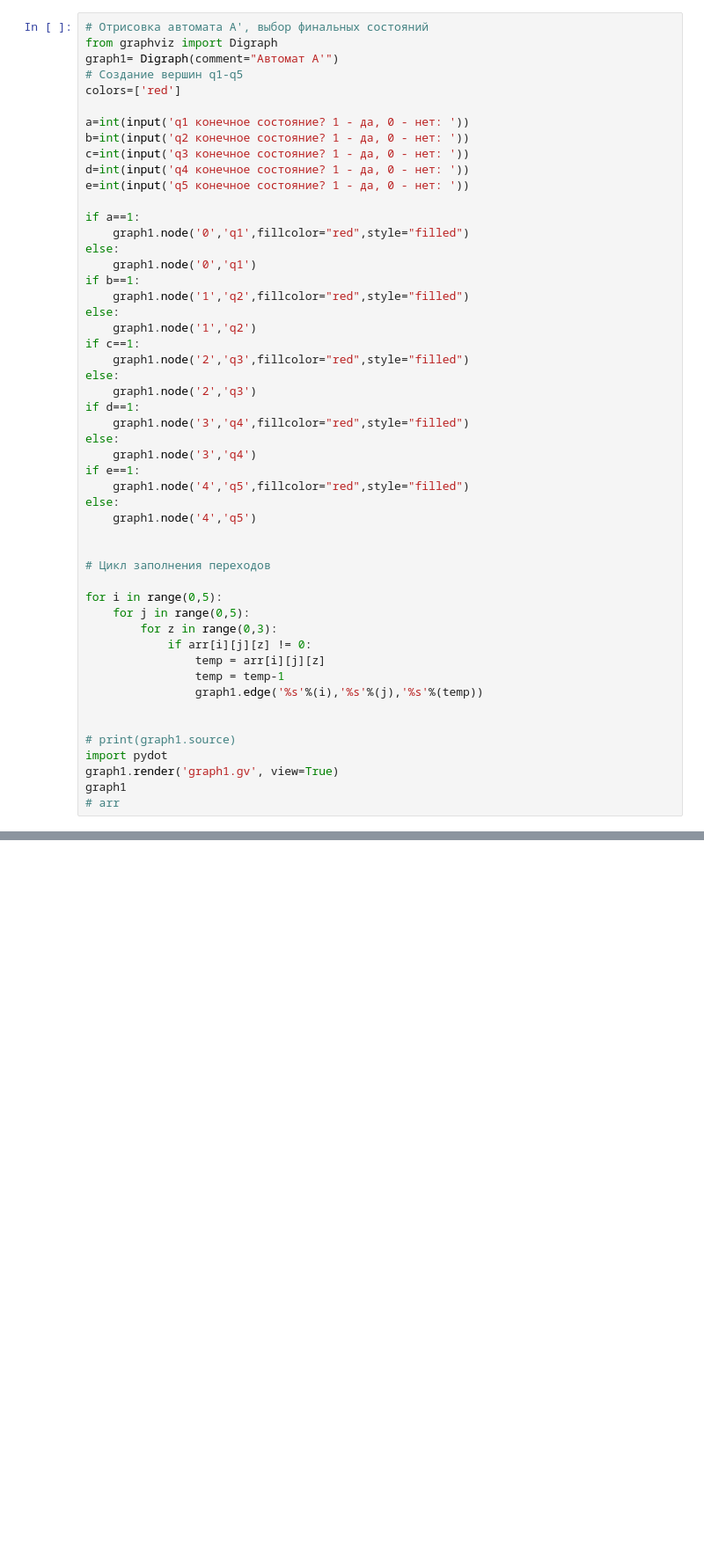
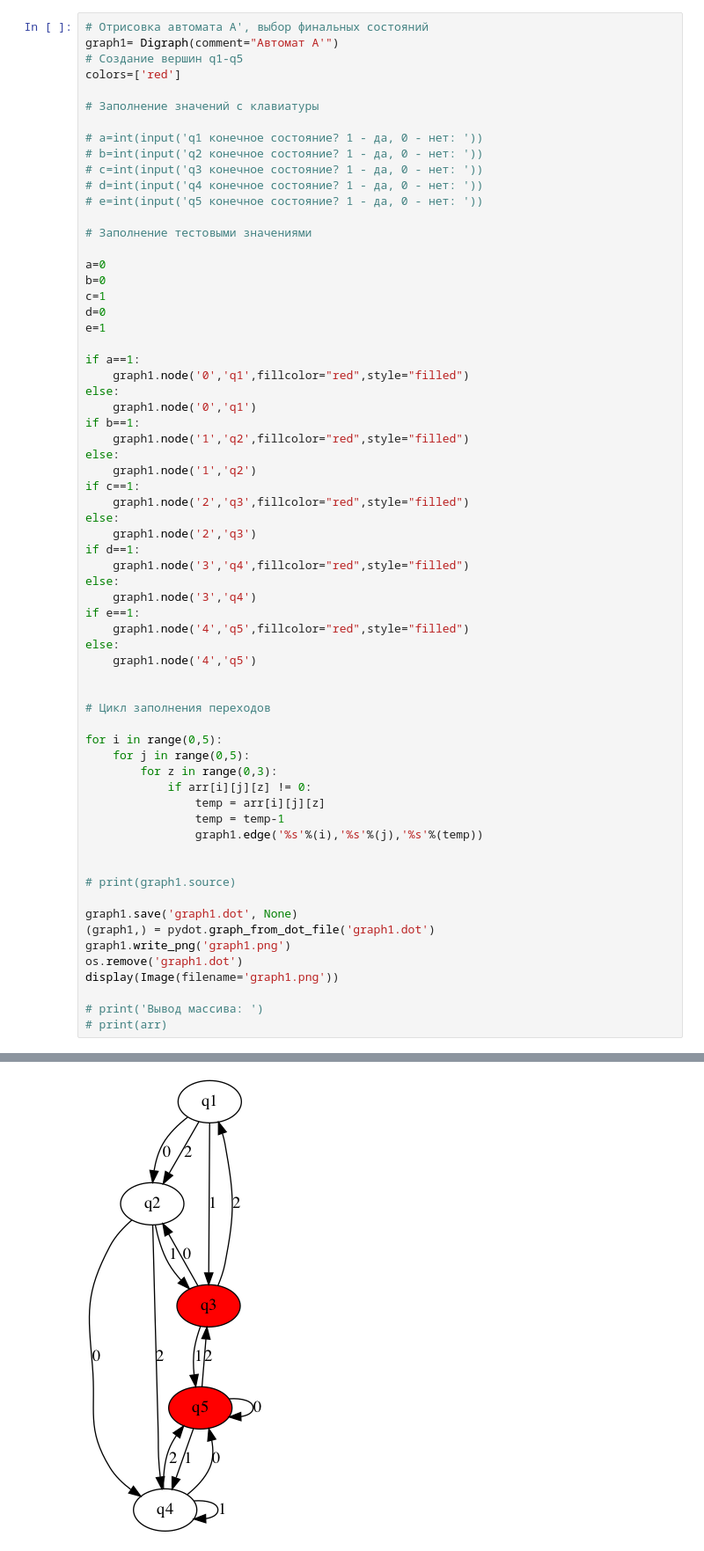
Before and after one commit to Drawishe/program_methods_2022, a Jupyter notebook: Furman/task3.ipynb, the cells around one changed output, grey strips where cells are left out. Shown at 88% size. Drawn from its saved outputs; the diff is of its cells as text; blank space fills up the shorter version.

```diff
--- a/Furman/task3.ipynb
+++ b/Furman/task3.ipynb
@@ -63,15 +76,24 @@ array([[[0, 0, 0],
 # %%
 # Отрисовка автомата А', выбор финальных состояний
-from graphviz import Digraph
 graph1= Digraph(comment="Автомат А'")
 # Создание вершин q1-q5
 colors=['red']
 
-a=int(input('q1 конечное состояние? 1 - да, 0 - нет: '))
-b=int(input('q2 конечное состояние? 1 - да, 0 - нет: '))
-c=int(input('q3 конечное состояние? 1 - да, 0 - нет: '))
-d=int(input('q4 конечное состояние? 1 - да, 0 - нет: '))
-e=int(input('q5 конечное состояние? 1 - да, 0 - нет: '))
+# Заполнение значений с клавиатуры
+
+# a=int(input('q1 конечное состояние? 1 - да, 0 - нет: '))
+# b=int(input('q2 конечное состояние? 1 - да, 0 - нет: '))
+# c=int(input('q3 конечное состояние? 1 - да, 0 - нет: '))
+# d=int(input('q4 конечное состояние? 1 - да, 0 - нет: '))
+# e=int(input('q5 конечное состояние? 1 - да, 0 - нет: '))
+
+# Заполнение тестовыми значениями
+
+a=0
+b=0
+c=1
+d=0
+e=1
 
 if a==1:
     graph1.node('0','q1',fillcolor="red",style="filled")
@@ -107,8 +129,13 @@ for i in range(0,5):
 
 
 # print(graph1.source)
-import pydot
-graph1.render('graph1.gv', view=True)
-graph1
-# arr
+
+graph1.save('graph1.dot', None)
+(graph1,) = pydot.graph_from_dot_file('graph1.dot')
+graph1.write_png('graph1.png')
+os.remove('graph1.dot')
+display(Image(filename='graph1.png'))
+
+# print('Вывод массива: ')
+# print(arr)
 # %% [output]
@@ -121,2 +142,3 @@ q5 конечное состояние? 1 - да, 0 - нет: 1
+[figure, added]
 # %%
 # Отрисовка автомата А' с дополнененным языком
```
Also changed, not shown: parts of 5 cells of this notebook, 2 other files.
